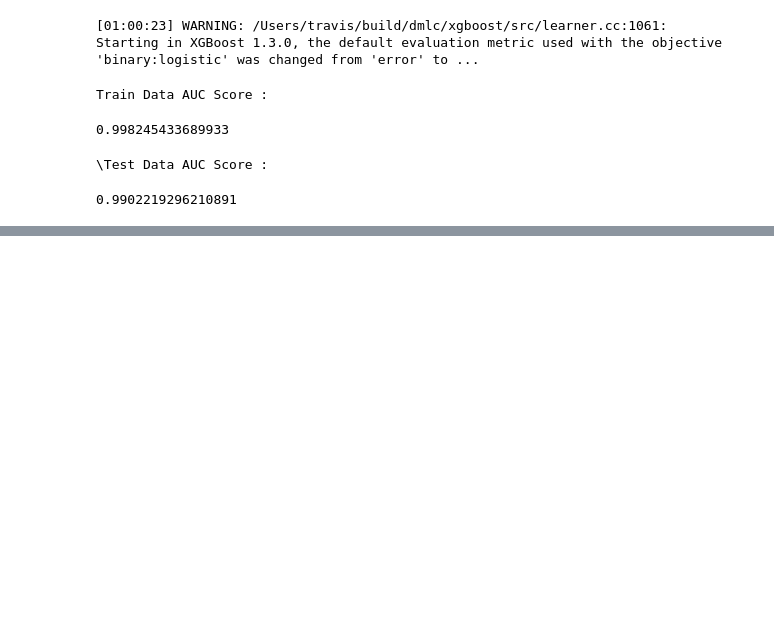
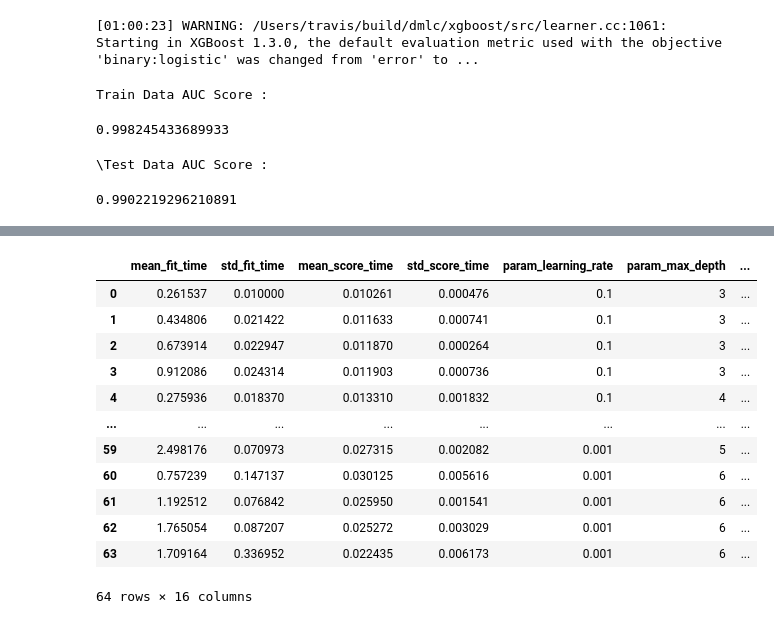
Before and after one commit to sankar95/Crescent, a Jupyter notebook: Notebooks/4.1_Data_Modeling.ipynb, the cells around one changed output, grey strips where cells are left out. Cells and saved outputs as stored; diff of their text form; code cells hidden in the pictures; blank space fills up the shorter version.

Commit message:
change in modeling columns

```diff
--- a/Notebooks/4.1_Data_Modeling.ipynb
+++ b/Notebooks/4.1_Data_Modeling.ipynb
@@ -254,4 +254,4 @@ params = {
 grid=GridSearchCV(estimator=xgb_gcv,param_grid=params,scoring='roc_auc',n_jobs=4)
 # grid = GridSearchCV(estimator=xgb, param_grid=params, scoring='roc_auc', n_jobs=4, cv=skf.split(X,Y), verbose=3 )
 # %%
-grid.fit(X_train_norm[final_columns],y_train,verbose=100)
+grid.fit(X_train_norm[final_columns["Feature"]],y_train,verbose=100)
@@ -282,0 +291,17 @@ grid.cv_results_
+# %%
+grid_table=pd.DataFrame(grid.cv_results_)
+grid_table
+# %% [output]
+|  | mean_fit_time | std_fit_time | mean_score_time | std_score_time | param_learning_rate | param_max_depth | ... |
+| 0 | 0.261537 | 0.010000 | 0.010261 | 0.000476 | 0.1 | 3 | ... |
+| 1 | 0.434806 | 0.021422 | 0.011633 | 0.000741 | 0.1 | 3 | ... |
+| 2 | 0.673914 | 0.022947 | 0.011870 | 0.000264 | 0.1 | 3 | ... |
+| 3 | 0.912086 | 0.024314 | 0.011903 | 0.000736 | 0.1 | 3 | ... |
+| 4 | 0.275936 | 0.018370 | 0.013310 | 0.001832 | 0.1 | 4 | ... |
+| ... | ... | ... | ... | ... | ... | ... | ... |
+| 59 | 2.498176 | 0.070973 | 0.027315 | 0.002082 | 0.001 | 5 | ... |
+| 60 | 0.757239 | 0.147137 | 0.030125 | 0.005616 | 0.001 | 6 | ... |
+| 61 | 1.192512 | 0.076842 | 0.025950 | 0.001541 | 0.001 | 6 | ... |
+| 62 | 1.765054 | 0.087207 | 0.025272 | 0.003029 | 0.001 | 6 | ... |
+| 63 | 1.709164 | 0.336952 | 0.022435 | 0.006173 | 0.001 | 6 | ... |
+64 rows × 16 columns
```
Also changed, not shown: parts of 9 cells of this notebook, 1 other file.
